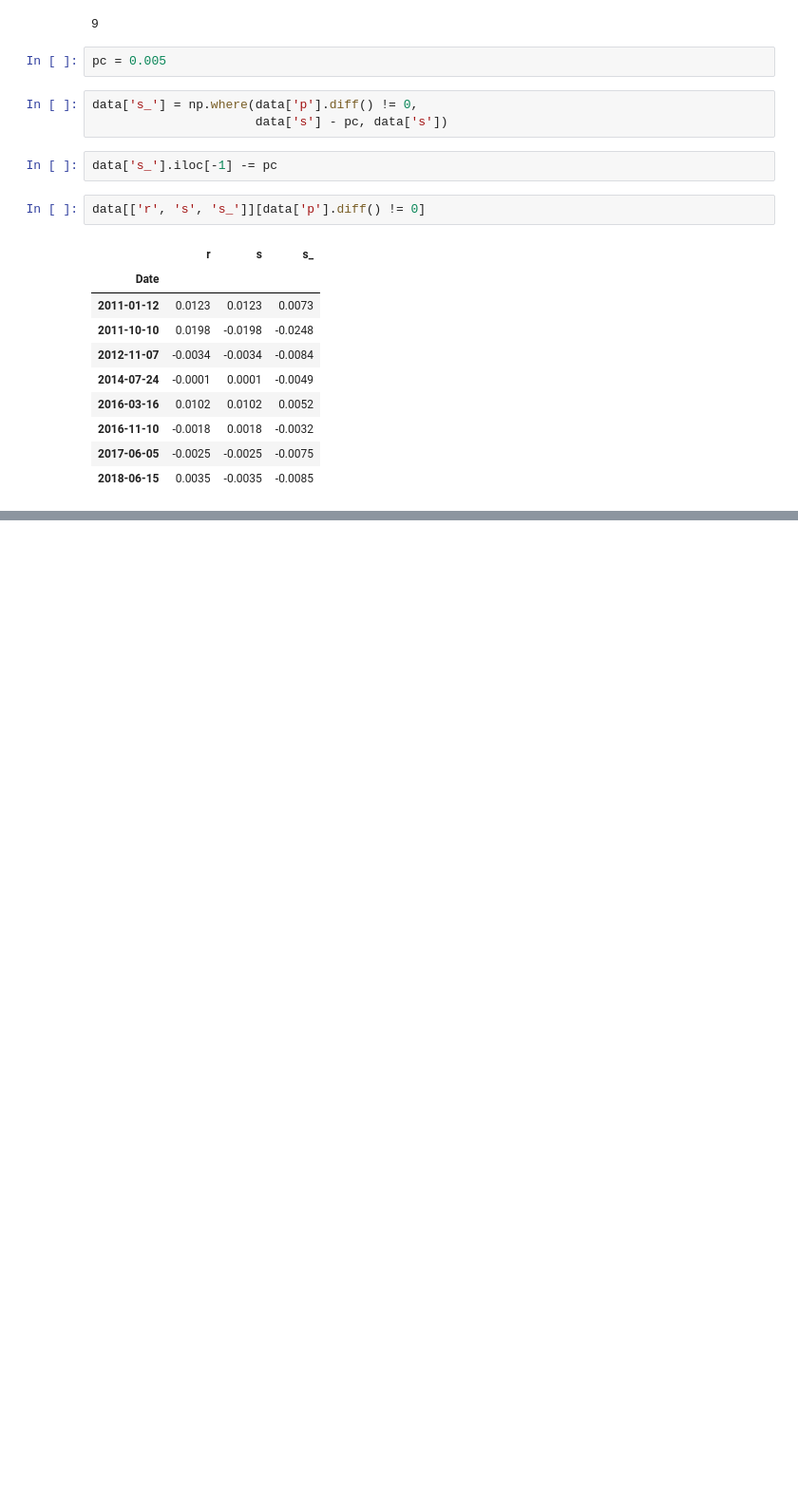
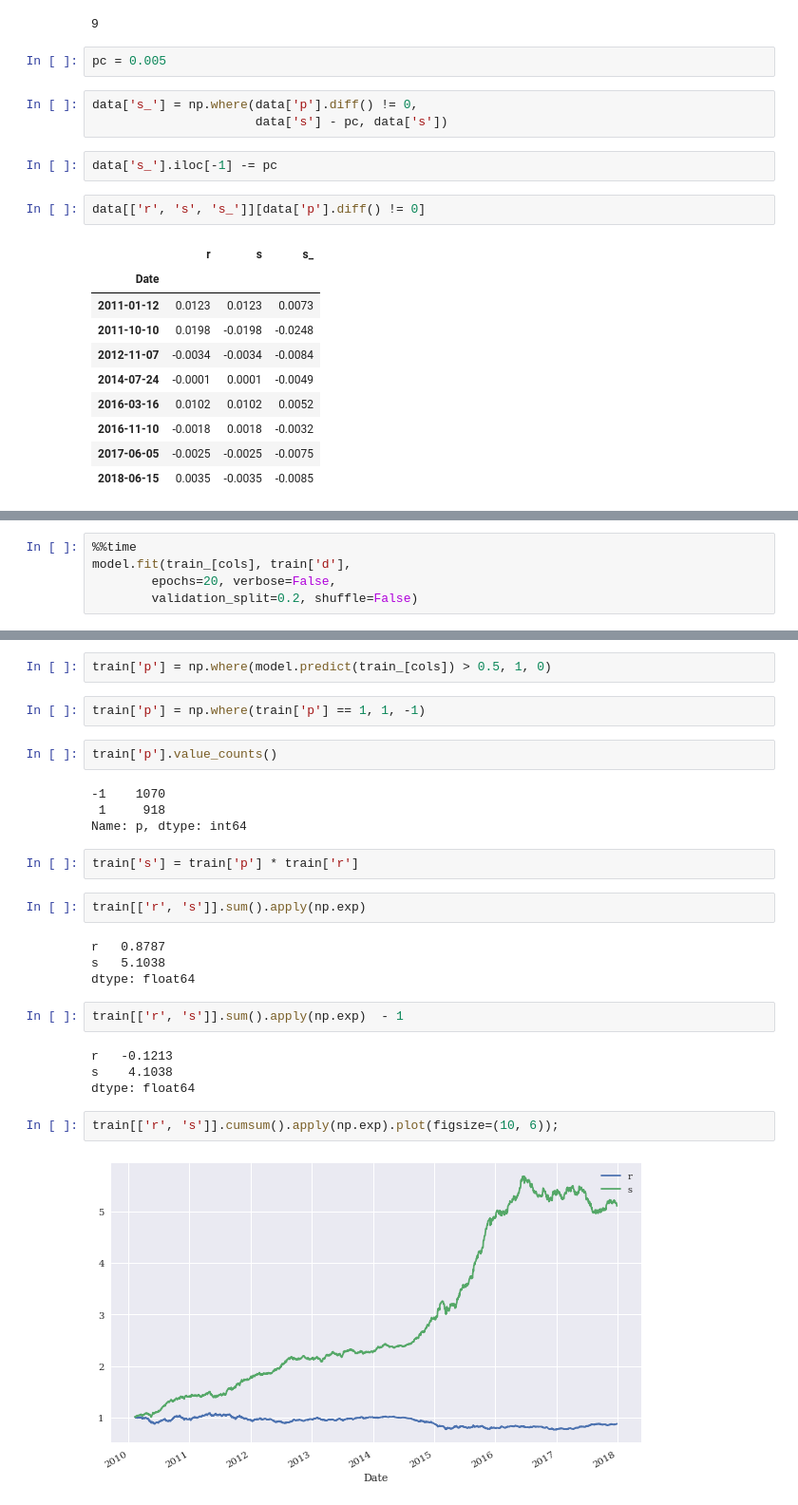
Before and after one commit to michaelsyao/AI_in_Finance, a Jupyter notebook: 10_vectorized_backtesting.ipynb, the cells around one changed output, grey strips where cells are left out. Shown at 95% size. Drawn from its saved outputs; the diff is of its cells as text; blank space fills up the shorter version.

```diff
--- a/10_vectorized_backtesting.ipynb
+++ b/10_vectorized_backtesting.ipynb
@@ -103,0 +230,5 @@ data[['r', 's', 's_']][data['p'].diff() != 0]
+# %%
+%%time
+model.fit(train_[cols], train['d'],
+        epochs=20, verbose=False,
+        validation_split=0.2, shuffle=False)
@@ -103,0 +244,28 @@ data[['r', 's', 's_']][data['p'].diff() != 0]
+# %%
+train['p'] = np.where(model.predict(train_[cols]) > 0.5, 1, 0)
+# %%
+train['p'] = np.where(train['p'] == 1, 1, -1)
+# %%
+train['p'].value_counts()
+# %% [output]
+-1    1070
+ 1     918
+Name: p, dtype: int64
+# %%
+train['s'] = train['p'] * train['r']
+# %%
+train[['r', 's']].sum().apply(np.exp)
+# %% [output]
+r   0.8787
+s   5.1038
+dtype: float64
+# %%
+train[['r', 's']].sum().apply(np.exp)  - 1
+# %% [output]
+r   -0.1213
+s    4.1038
+dtype: float64
+# %%
+train[['r', 's']].cumsum().apply(np.exp).plot(figsize=(10, 6));
+# %% [output]
+[figure, added]
```
Also changed, not shown: parts of 85 cells of this notebook.
